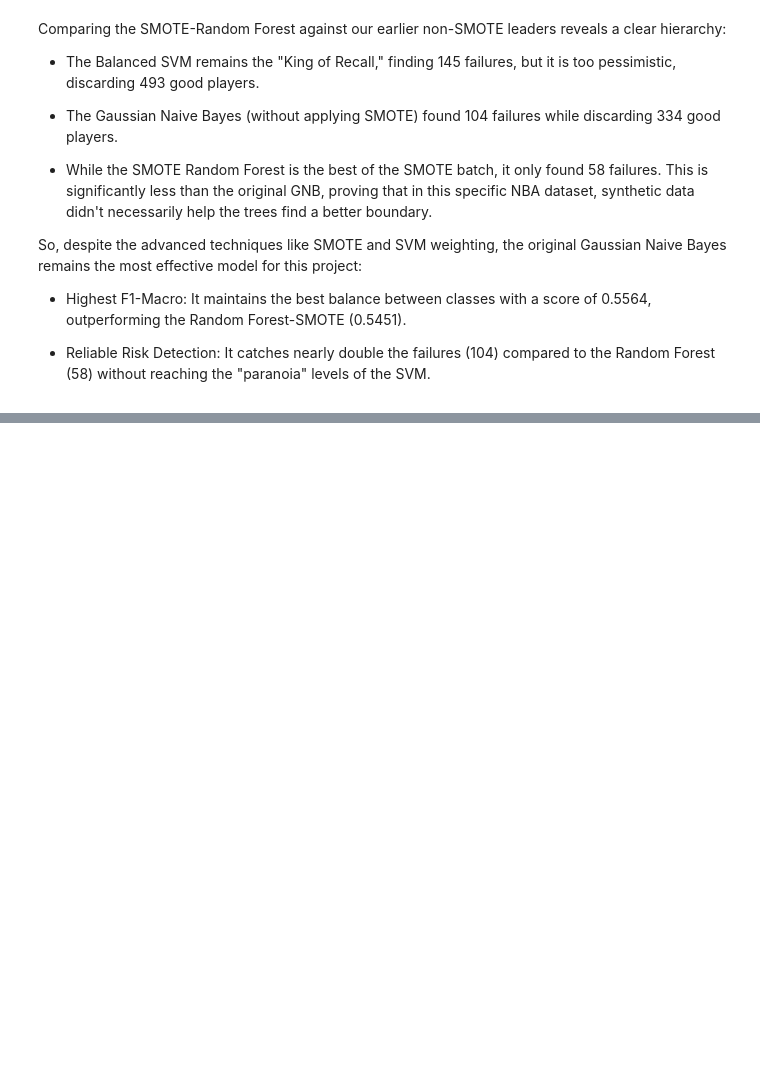
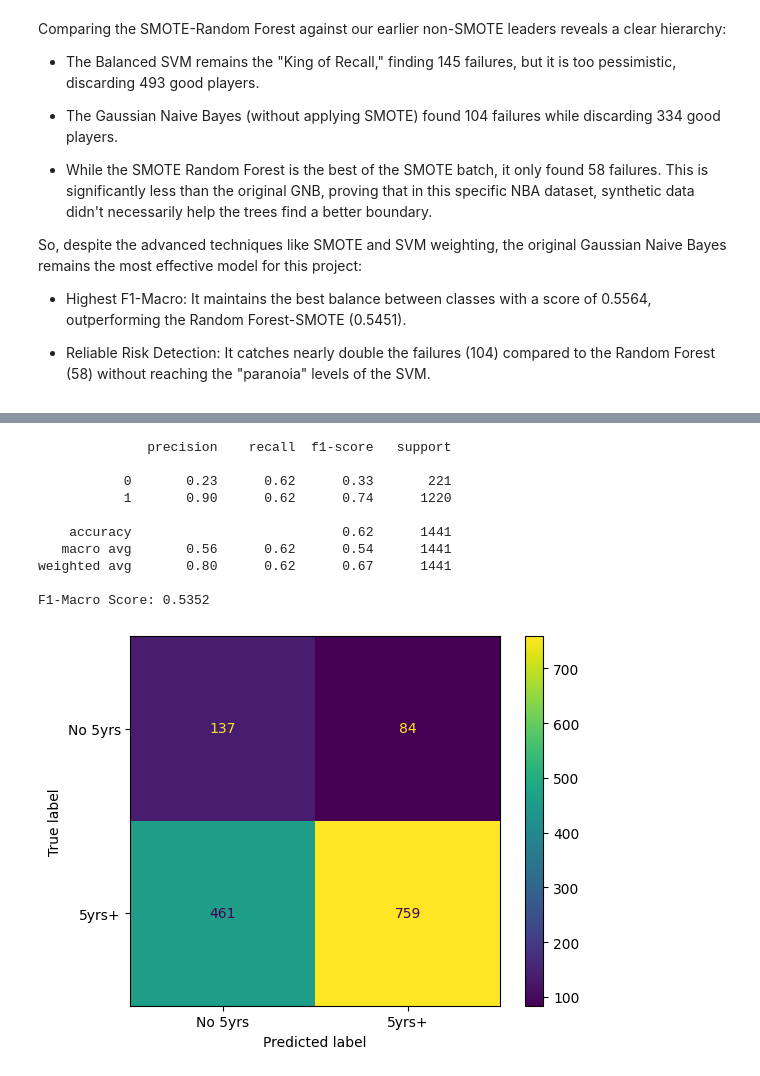
Before and after one commit to xaviertamarit/Tamarit-NBA-Career-Prediction-in-5-years, a Jupyter notebook: main.ipynb, the cells around one changed output, grey strips where cells are left out. Drawn from its saved outputs; the diff is of its cells as text; code cells hidden in the pictures; blank space fills up the shorter version.

```diff
--- a/main.ipynb
+++ b/main.ipynb
@@ -805,0 +813,10 @@ SMOTE creates synthetic points by drawing lines between existing minority sample
+# %%
+smote = SMOTE(random_state=42)
+X_train_resampled, y_train_resampled = smote.fit_resample(X_train_scaled, ytrain)
+
+mlp = MLPClassifier(
+    hidden_layer_sizes=(16, 8),
+    activation='relu',
+    solver='adam',
+    random_state=42
+)
@@ -805,0 +833,24 @@ SMOTE creates synthetic points by drawing lines between existing minority sample
+# %%
+mlp.fit(X_train_resampled, y_train_resampled)
+
+y_pred_mlp = mlp.predict(X_test_scaled)
+
+print(classification_report(ytest, y_pred_mlp))
+
+f1_macro_mlp = f1_score(ytest, y_pred_mlp, average='macro')
+print(f"F1-Macro Score: {f1_macro_mlp:.4f}")
+
+ConfusionMatrixDisplay.from_predictions(ytest, y_pred_mlp, display_labels=['No 5yrs', '5yrs+'])
+plt.show()
+# %% [output]
+              precision    recall  f1-score   support
+
+           0       0.23      0.62      0.33       221
+           1       0.90      0.62      0.74      1220
+
+    accuracy                           0.62      1441
+   macro avg       0.56      0.62      0.54      1441
+weighted avg       0.80      0.62      0.67      1441
+
+F1-Macro Score: 0.5352
+[figure, added]
```
Also changed, not shown: parts of 47 cells of this notebook.
